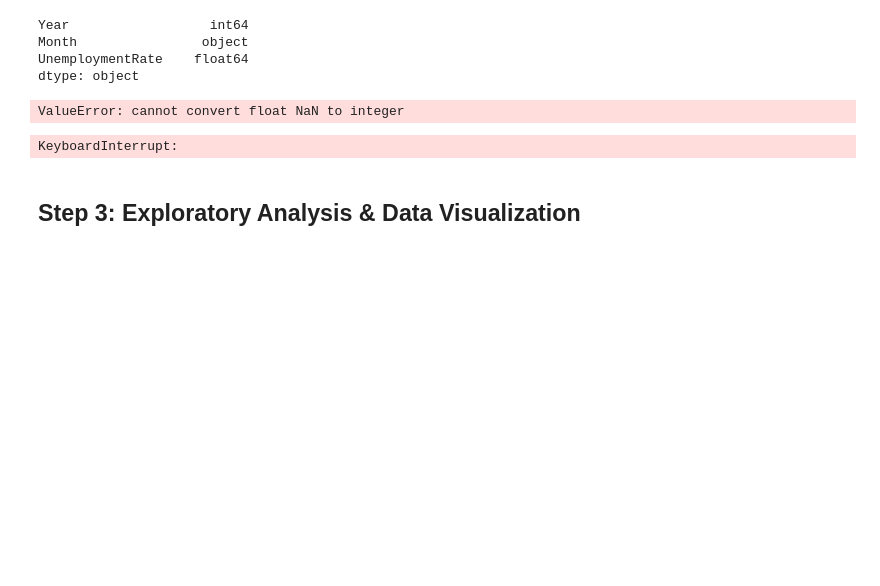
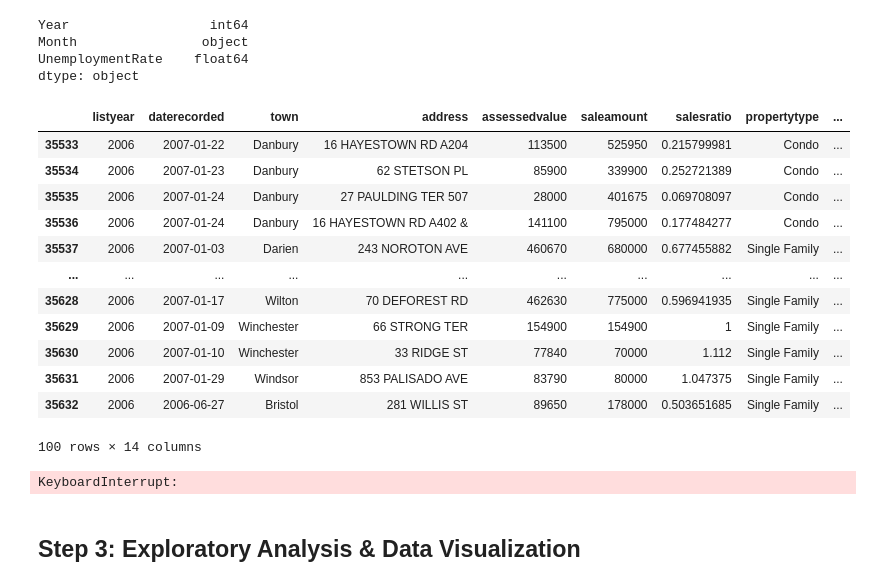
Before and after one commit to JenCodetc/JenCodetc.github.io, a Jupyter notebook: Final Tutorial ~ Real Estate Sales-checkpoint.ipynb, the cells around one changed output. Cells and saved outputs as stored; diff of their text form; code cells hidden in the pictures; blank space fills up the shorter version.

Commit message:
merge unemployment data

```diff
--- a/Final Tutorial ~ Real Estate Sales-checkpoint.ipynb
+++ b/Final Tutorial ~ Real Estate Sales-checkpoint.ipynb
@@ -53,3 +53,5 @@ df.to_csv("conn_real_estate_sample.csv", index=False)
+# %%
+results_df = pd.read_csv("data/conn_real_estate_sample.csv")
 # %% [markdown]
 We want to clean our data and drop any unecessary columns such as serial number, computed regions, and both remarks columns. We also want to truncate the date to only show the calendar date.
 # %%
@@ -166,12 +167,24 @@ df_copy = df.copy().dropna()
 # %%
-# unemployment_df['Year'] = unemployment_df['Year'].astype(object)
 df_copy = df.copy().dropna()
 df_copy['Year'] = df_copy['Year'].astype(int)
+df_copy['Month'] = df_copy['Month'].astype(int)
 
 df_copy = pd.merge(df_copy, unemployment_df, on=['Year', 'Month'])
 df_copy.head()
 # %% [output]
+|  | listyear | daterecorded | town | address | assessedvalue | saleamount | salesratio | propertytype | ... |
+| 35533 | 2006 | 2007-01-22 | Danbury | 16 HAYESTOWN RD A204 | 113500 | 525950 | 0.215799981 | Condo | ... |
+| 35534 | 2006 | 2007-01-23 | Danbury | 62 STETSON PL | 85900 | 339900 | 0.252721389 | Condo | ... |
+| 35535 | 2006 | 2007-01-24 | Danbury | 27 PAULDING TER 507 | 28000 | 401675 | 0.069708097 | Condo | ... |
+| 35536 | 2006 | 2007-01-24 | Danbury | 16 HAYESTOWN RD A402 & | 141100 | 795000 | 0.177484277 | Condo | ... |
+| 35537 | 2006 | 2007-01-03 | Darien | 243 NOROTON AVE | 460670 | 680000 | 0.677455882 | Single Family | ... |
+| ... | ... | ... | ... | ... | ... | ... | ... | ... | ... |
+| 35628 | 2006 | 2007-01-17 | Wilton | 70 DEFOREST RD | 462630 | 775000 | 0.596941935 | Single Family | ... |
+| 35629 | 2006 | 2007-01-09 | Winchester | 66 STRONG TER | 154900 | 154900 | 1 | Single Family | ... |
+| 35630 | 2006 | 2007-01-10 | Winchester | 33 RIDGE ST | 77840 | 70000 | 1.112 | Single Family | ... |
+| 35631 | 2006 | 2007-01-29 | Windsor | 853 PALISADO AVE | 83790 | 80000 | 1.047375 | Single Family | ... |
+| 35632 | 2006 | 2006-06-27 | Bristol | 281 WILLIS ST | 89650 | 178000 | 0.503651685 | Single Family | ... |
-ValueError: cannot convert float NaN to integer
+100 rows × 14 columns
 # %%
 months = ['Jan', 'Feb', 'Mar', 'Apr', 'May', 'Jun', 'Jul',
                     'Aug', 'Sep', 'Oct', 'Nov', 'Dec']
```
Also changed, not shown: parts of 4 cells of this notebook.
